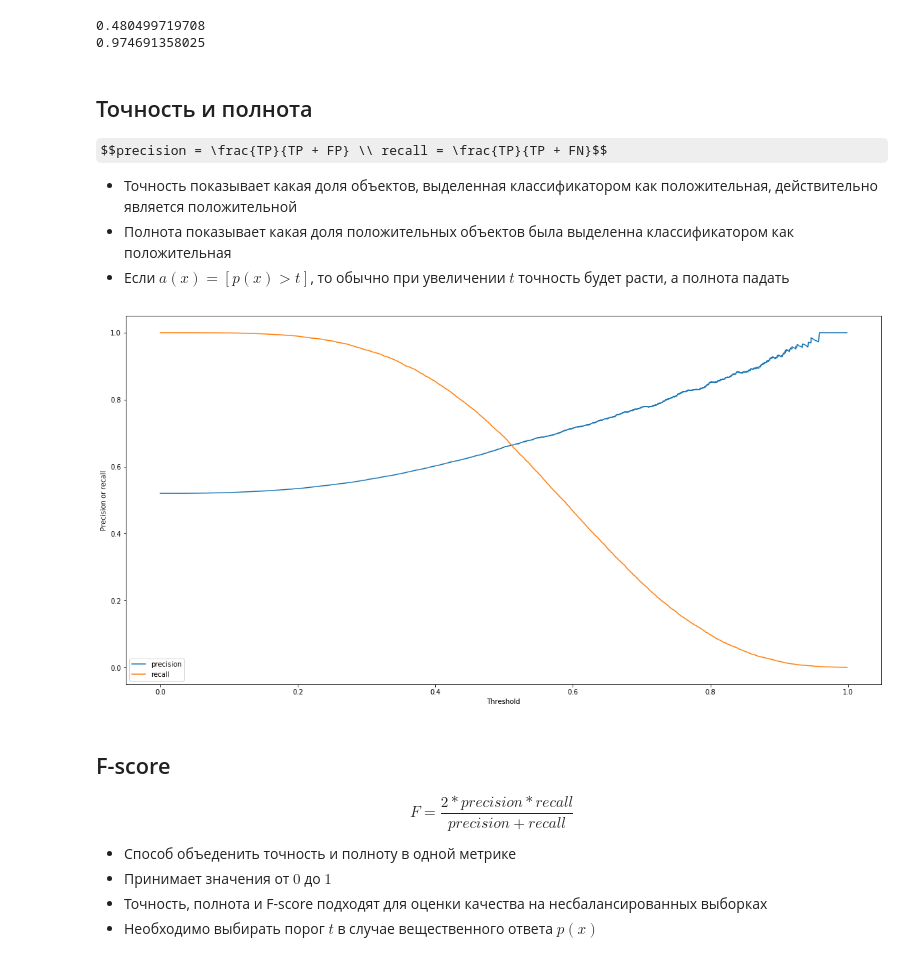
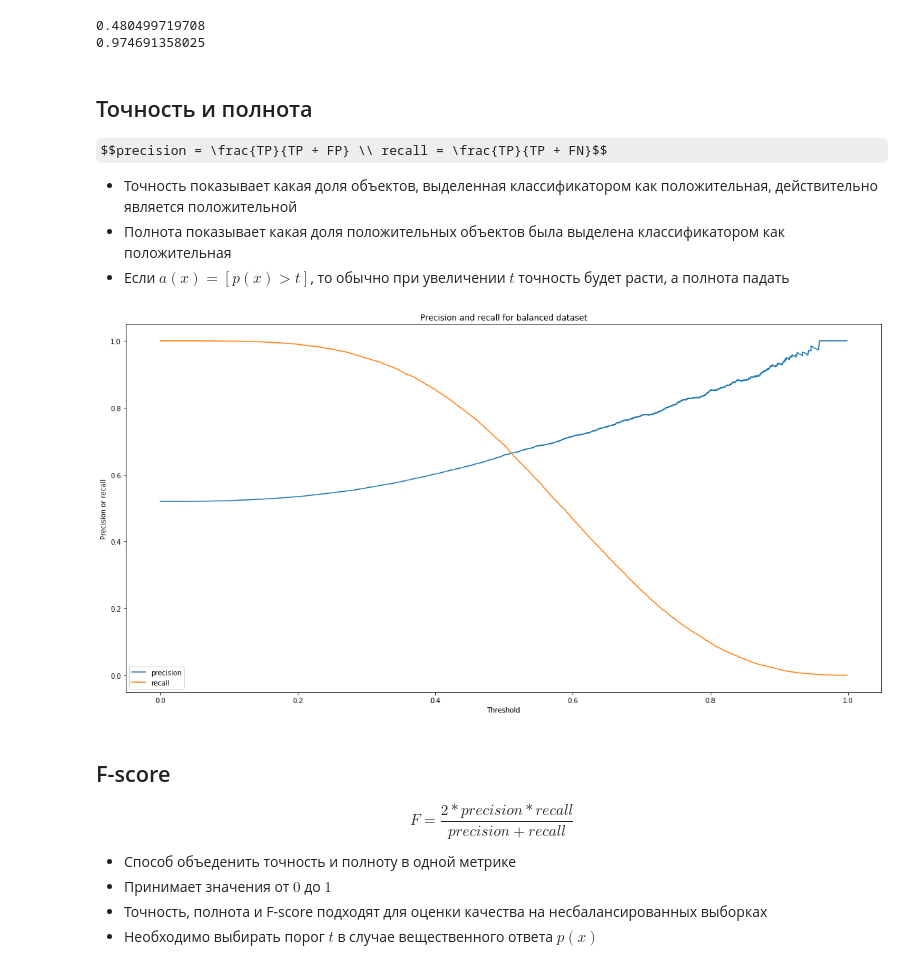
Before and after one commit to ld86/ml-slides, a Jupyter notebook: unbalanced.ipynb, the cells around one changed output. Drawn from its saved outputs; the diff is of its cells as text; code cells hidden in the pictures; some formulas as TeX source.

```diff
--- a/unbalanced.ipynb
+++ b/unbalanced.ipynb
@@ -125,20 +127,19 @@ print(accuracy_score(y_unbalanced, np.zeros_like(y_unbalanced)))
 $$precision = \frac{TP}{TP + FP} \\ recall = \frac{TP}{TP + FN}$$
 
 * Точность показывает какая доля объектов, выделенная классификатором как положительная, действительно является положительной
-* Полнота показывает какая доля положительных объектов была выделенна классификатором как положительная
+* Полнота показывает какая доля положительных объектов была выделена классификатором как положительная
 * Если $a(x) = [p(x) > t]$, то обычно при увеличении $t$ точность будет расти, а полнота падать
 # %%
 y_hat = cross_val_predict(LogisticRegression(), x_balanced, y_balanced, cv=5, method='predict_proba')[:, 1]
 # %%
 precision, recall, thresholds = precision_recall_curve(y_balanced, y_hat)
 thresholds = [0] + thresholds.tolist()
 plot(thresholds, precision, label='precision');
 plot(thresholds, recall, label='recall');
-legend();
-xlabel('Threshold');
-ylabel('Precision or recall');
+legend(); xlabel('Threshold'); ylabel('Precision or recall');
+title('Precision and recall for balanced dataset');
 # %% [output]
-[figure, old version]
+[figure, new version]
 # %% [markdown]
 ## F-score
 
```
Also changed, not shown: parts of 12 cells of this notebook, 3 other files.
